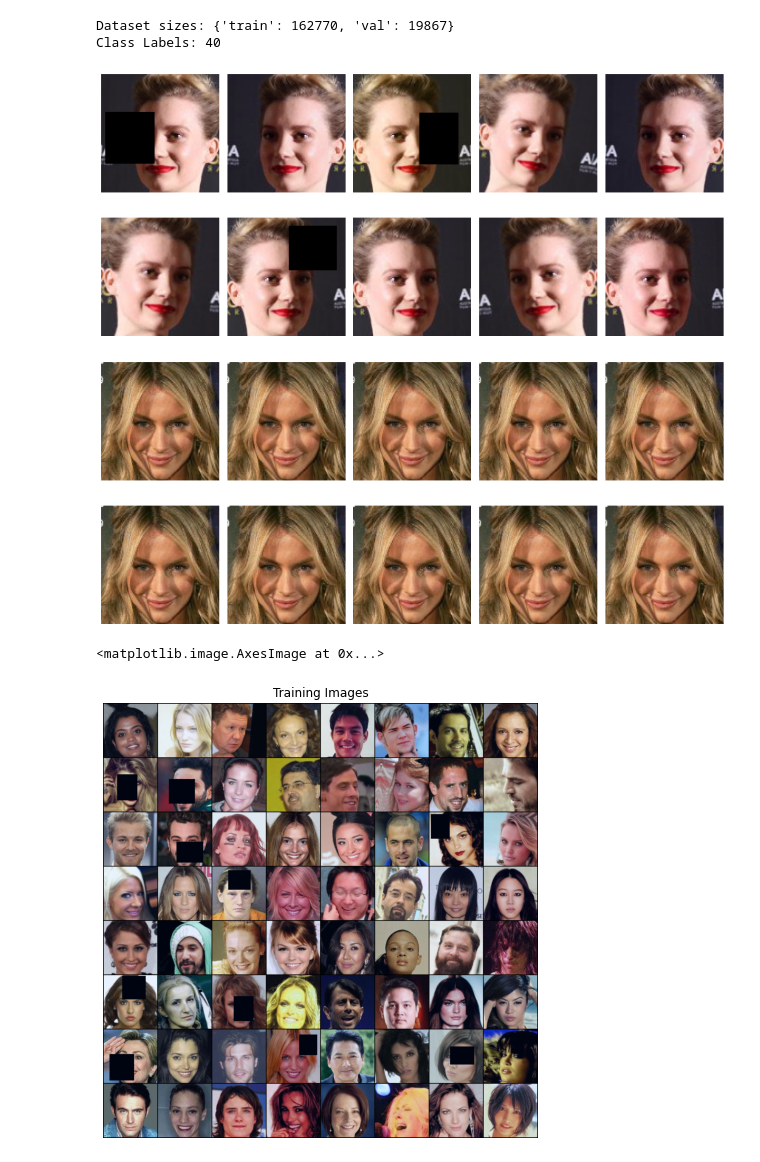
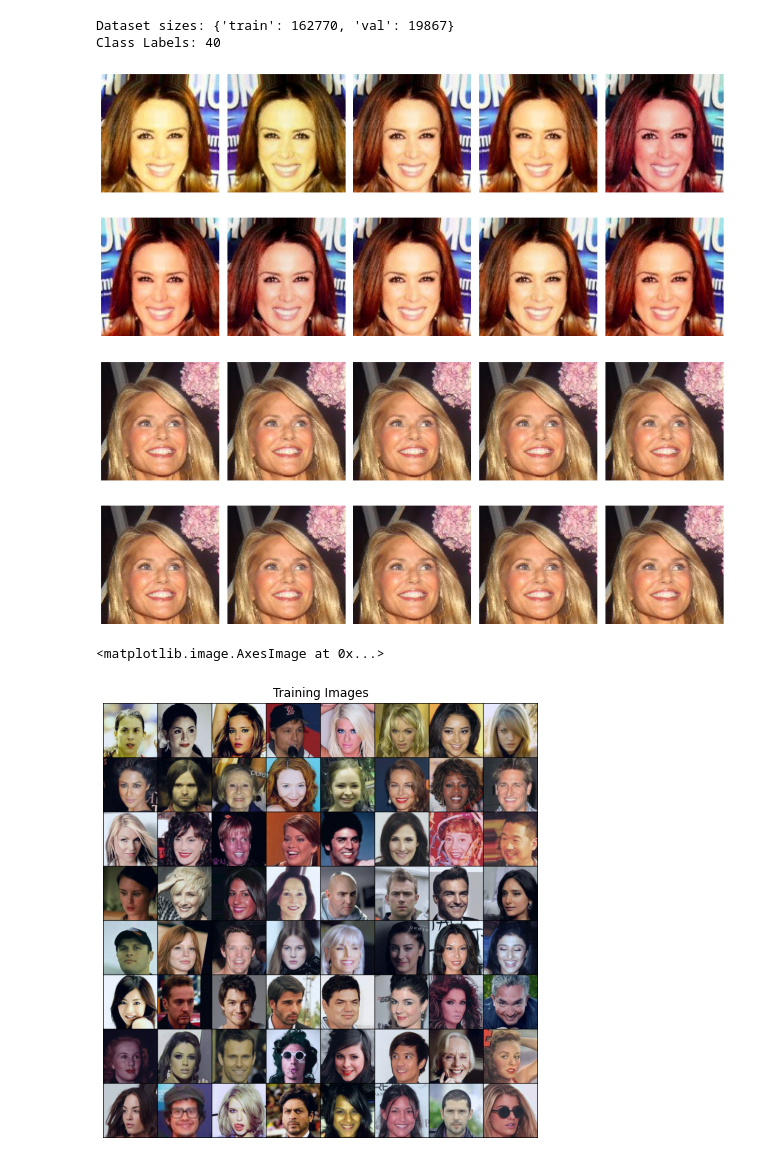
Before and after one commit to kkaryl/AI6126-Advanced_Computer_Vision, a Jupyter notebook: project_1/src/test_transforms.ipynb, the cells around one changed output. Saved outputs shown, nothing was run; the diff lists cells and outputs as text; code cells hidden in the pictures.

```diff
--- a/project_1/src/test_transforms.ipynb
+++ b/project_1/src/test_transforms.ipynb
@@ -100,15 +100,16 @@ def load_dataloader(print_info=True, albu_transforms = True):
         data_transforms = {
             'train': A.Compose([
                 #A.RandomResizedCrop(148, 148), # cuts out too much attributes, use centercrop instead
-                A.CenterCrop(height=148, width=148),
-                A.ShiftScaleRotate(shift_limit=0.05, scale_limit=0.05,
-                                  rotate_limit=15, p=0.5), # not in bags of tricks
+                A.CenterCrop(height=168, width=168),
+                #A.ShiftScaleRotate(shift_limit=0.05, scale_limit=0.1,
+                #                  rotate_limit=20, p=0.5), # AFFACT https://arxiv.org/pdf/1611.06158.pdf
                 A.HorizontalFlip(p=0.5),
                 A.HueSaturationValue(hue_shift_limit=14, sat_shift_limit=14, val_shift_limit=14, p=0.5),
                 A.FancyPCA(alpha=0.1, p=0.5), #http://papers.nips.cc/paper/4824-imagenet-classification-with-deep-convolutional-neural-networks.pdf
+                #A.GaussianBlur(p=0.1), # AFFACT https://arxiv.org/pdf/1611.06158.pdf
                 A.GaussNoise(var_limit=10.0, p=0.5),
-                A.CoarseDropout(max_holes=1, max_height=74, max_width=74,
-                                min_height=49, min_width=49, fill_value=0, p=0.2), #https://arxiv.org/pdf/1708.04896.pdf
+                #A.CoarseDropout(max_holes=1, max_height=74, max_width=74,
+                #                min_height=49, min_width=49, fill_value=0, p=0.2), #https://arxiv.org/pdf/1708.04896.pdf
                 normalize_A,
                 ToTensorV2(),
 
@@ -116,13 +117,13 @@ def load_dataloader(print_info=True, albu_transforms = True):
             'val': A.Compose([
                 #Rescale an image so that minimum side is equal to max_size 178 (shortest edge of celeba)
                 A.SmallestMaxSize(max_size=178),
-                A.CenterCrop(height=148, width=148),
+                A.CenterCrop(height=168, width=168),
                 normalize_A,
                 ToTensorV2(),
             ]),
             'test': A.Compose([
                 A.SmallestMaxSize(max_size=178),
-                A.CenterCrop(height=148, width=148),
+                A.CenterCrop(height=168, width=168),
                 normalize_A,
                 ToTensorV2(),
             ])
@@ -158,25 +159,26 @@ Class Labels: 40
 # %%
 def visualize_augmentations(dataset, idx=0, samples=10, cols=5):
     dataset = copy.deepcopy(dataset)
     dataset.transform = A.Compose([t for t in dataset.transform if not isinstance(t, (A.Normalize, ToTensorV2))])
     rows = samples // cols
     figure, ax = plt.subplots(nrows=rows, ncols=cols, figsize=(12, 6))
     for i in range(samples):
         image, _ = dataset[idx]
         ax.ravel()[i].imshow(image)
         ax.ravel()[i].set_axis_off()
     plt.tight_layout()
     plt.show()
 
 if albu_transforms:
-    visualize_augmentations(image_datasets['train'], idx=99)
-    visualize_augmentations(image_datasets['val'], idx=101)
+    visualize_augmentations(image_datasets['train'], idx=44)
+    visualize_augmentations(image_datasets['val'], idx=44)
 # %% [output]
-[figure, old version]
+[figure, new version]
-[figure, old version]
+[figure, new version]
 # %%
 # # decide which device we want to run on
-device = torch.device("cuda:0" if torch.cuda.is_available() else "cpu")
+# device = torch.device("cuda:0" if torch.cuda.is_available() else "cpu")
+device = torch.device("cpu")
 real_batch = next(iter(dataloaders['train']))
 plt.figure(figsize=(8,8))
 plt.axis("off")
@@ -184,7 +186,7 @@ plt.title("Training Images")
 plt.imshow(np.transpose(torchvision.utils.make_grid(real_batch[0].to(device)[:64], padding=2, normalize=True).cpu(),(1,2,0)))
 # %% [output]
 <matplotlib.image.AxesImage at 0x...>
-[figure, old version]
+[figure, new version]
 # %%
 # Before V9.1
 #                 A.SmallestMaxSize(max_size=160),
```
Also changed, not shown: parts of 2 cells of this notebook, 3 other files.
